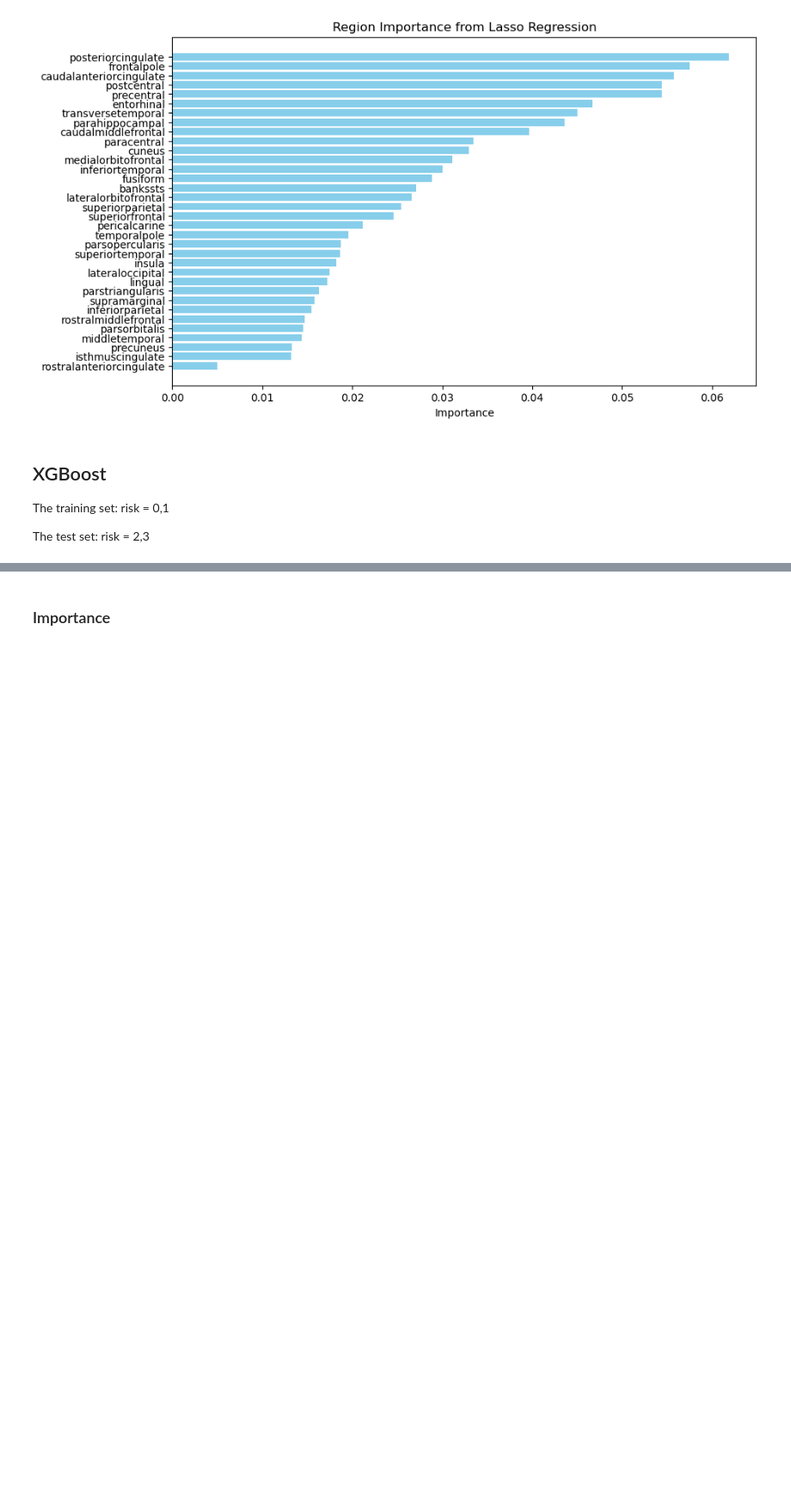
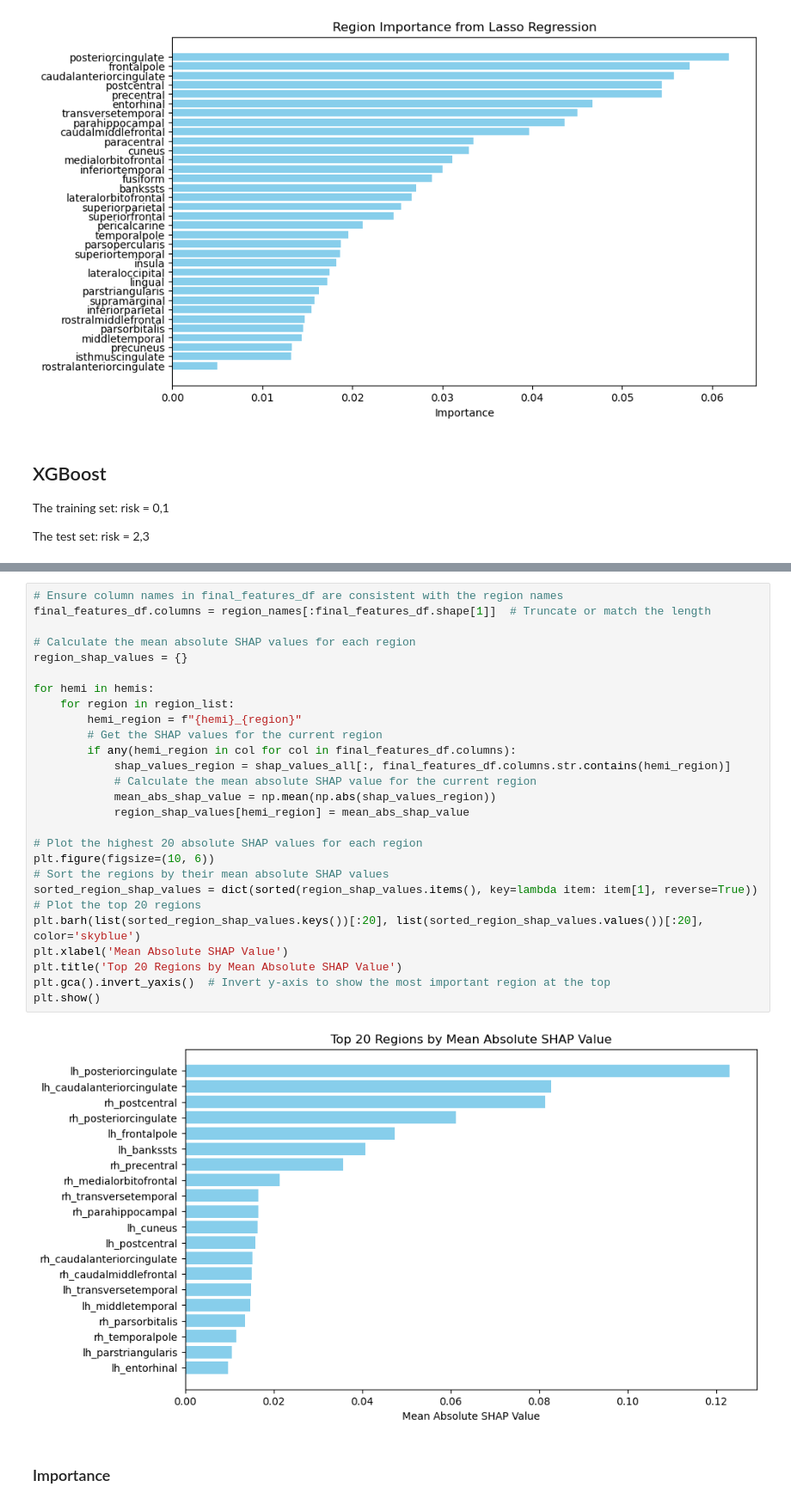
Before and after one commit to wowgudabudaa/Age_prediction_using_columns_analysis, a Jupyter notebook: age_prediction_on_columns_analyses/AD-DECODE_fa.ipynb, the cells around one changed output, grey strips where cells are left out. Shown at 86% size. Saved outputs shown, nothing was run; the diff lists cells and outputs as text; blank space fills up the shorter version.

```diff
--- a/age_prediction_on_columns_analyses/AD-DECODE_fa.ipynb
+++ b/age_prediction_on_columns_analyses/AD-DECODE_fa.ipynb
@@ -841,3 +1055,32 @@ XGBoost Training R-squared (R2): 1.00
+# %%
+# Ensure column names in final_features_df are consistent with the region names
+final_features_df.columns = region_names[:final_features_df.shape[1]]  # Truncate or match the length
+
+# Calculate the mean absolute SHAP values for each region
+region_shap_values = {}
+
+for hemi in hemis:
+    for region in region_list:
+        hemi_region = f"{hemi}_{region}"
+        # Get the SHAP values for the current region
+        if any(hemi_region in col for col in final_features_df.columns):
+            shap_values_region = shap_values_all[:, final_features_df.columns.str.contains(hemi_region)]
+            # Calculate the mean absolute SHAP value for the current region
+            mean_abs_shap_value = np.mean(np.abs(shap_values_region))
+            region_shap_values[hemi_region] = mean_abs_shap_value
+
+# Plot the highest 20 absolute SHAP values for each region
+plt.figure(figsize=(10, 6))
+# Sort the regions by their mean absolute SHAP values
+sorted_region_shap_values = dict(sorted(region_shap_values.items(), key=lambda item: item[1], reverse=True))
+# Plot the top 20 regions
+plt.barh(list(sorted_region_shap_values.keys())[:20], list(sorted_region_shap_values.values())[:20], color='skyblue')
+plt.xlabel('Mean Absolute SHAP Value')
+plt.title('Top 20 Regions by Mean Absolute SHAP Value')
+plt.gca().invert_yaxis()  # Invert y-axis to show the most important region at the top
+plt.show()
+# %% [output]
+[figure, added]
 # %% [markdown]
 ### Importance
 # %%
```
Also changed, not shown: parts of 14 cells of this notebook.
